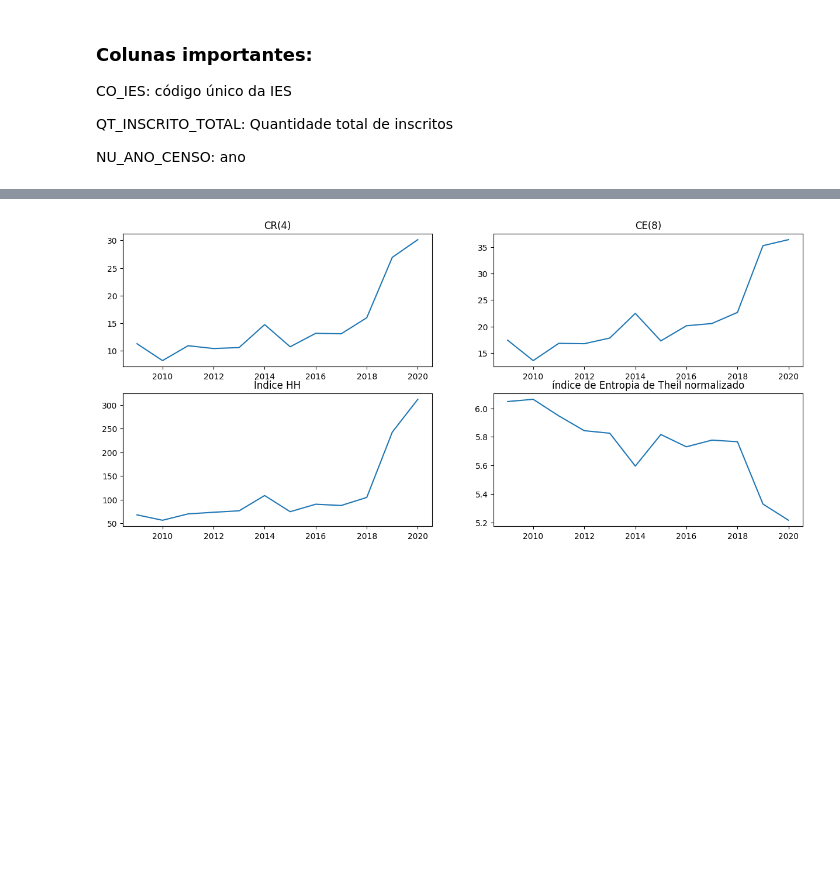
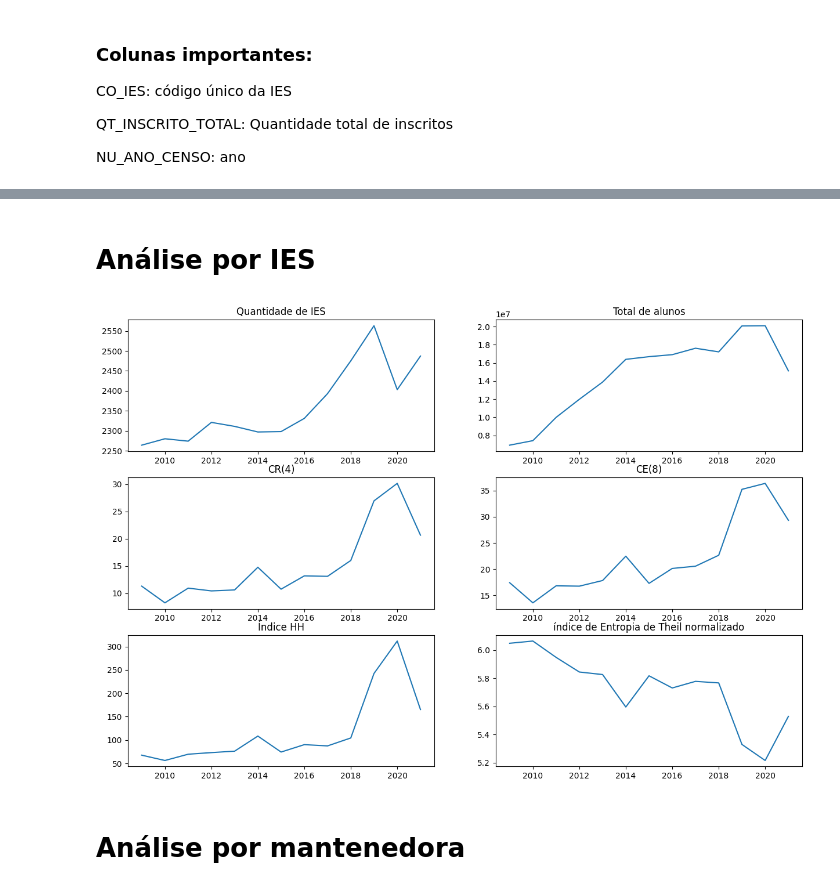
Before and after one commit to AcacioTelechi/concentracao-mercado-fies, a Jupyter notebook: teste.ipynb, the cells around one changed output, grey strips where cells are left out. Saved outputs shown, nothing was run; the diff lists cells and outputs as text; code cells hidden in the pictures; blank space fills up the shorter version.

```diff
--- a/teste.ipynb
+++ b/teste.ipynb
@@ -49,3 +43,5 @@ Plotar
+# %% [markdown]
+# Análise por IES
 # %%
 import matplotlib.pyplot as plt
 # %%
@@ -61,27 +57,44 @@ def find_cr(n, ano):
         * 100
     )
 # %%
-df_g = df.groupby('NU_ANO_CENSO').sum(numeric_only=True)
+df_g = df.groupby("NU_ANO_CENSO").agg(
+    {
+        "CO_IES": "count",
+        "QT_INSCRITO_TOTAL": "sum",
+        "hh": "sum",
+        "entropia_theil_norm": "sum",
+    }
+)
 anos = df_g.index
 
-cr4 =[find_cr(4, ano) for ano in anos]
+cr4 = [find_cr(4, ano) for ano in anos]
 cr8 = [find_cr(8, ano) for ano in anos]
-hh = df_g['hh'].apply(lambda x: x * 10000)
-entropia_norm = df_g['entropia_theil_norm']
+hh = df_g["hh"].apply(lambda x: x * 10000)
+entropia_norm = df_g["entropia_theil_norm"]
+tot_alunos = df_g["QT_INSCRITO_TOTAL"]
+qtde_ies = df_g["CO_IES"]
 # %%
-figure, axis = plt.subplots(2, 2, figsize=(15, 6.5))
+figure, axis = plt.subplots(3, 2, figsize=(15, 10))
 
-axis[0, 0].plot(anos, cr4)
-axis[0, 0].set_title("CR(4)")
+axis[0, 0].plot(anos, qtde_ies)
+axis[0, 0].set_title("Quantidade de IES")
 
-axis[0, 1].plot(anos, cr8)
-axis[0, 1].set_title("CE(8)")
+axis[0, 1].plot(anos, tot_alunos)
+axis[0, 1].set_title("Total de alunos")
 
-axis[1, 0].plot(anos, hh.values)
-axis[1, 0].set_title("Índice HH")
+axis[1, 0].plot(anos, cr4)
+axis[1, 0].set_title("CR(4)")
 
-axis[1, 1].plot(anos, entropia_norm.values)
-axis[1, 1].set_title("índice de Entropia de Theil normalizado")
+axis[1, 1].plot(anos, cr8)
+axis[1, 1].set_title("CE(8)")
+
+axis[2, 0].plot(anos, hh.values)
+axis[2, 0].set_title("Índice HH")
+
+axis[2, 1].plot(anos, entropia_norm.values)
+axis[2, 1].set_title("índice de Entropia de Theil normalizado")
 plt.show()
 # %% [output]
-[figure, old version]
+[figure, new version]
+# %% [markdown]
+# Análise por mantenedora
```
Also changed, not shown: parts of 10 cells of this notebook.
